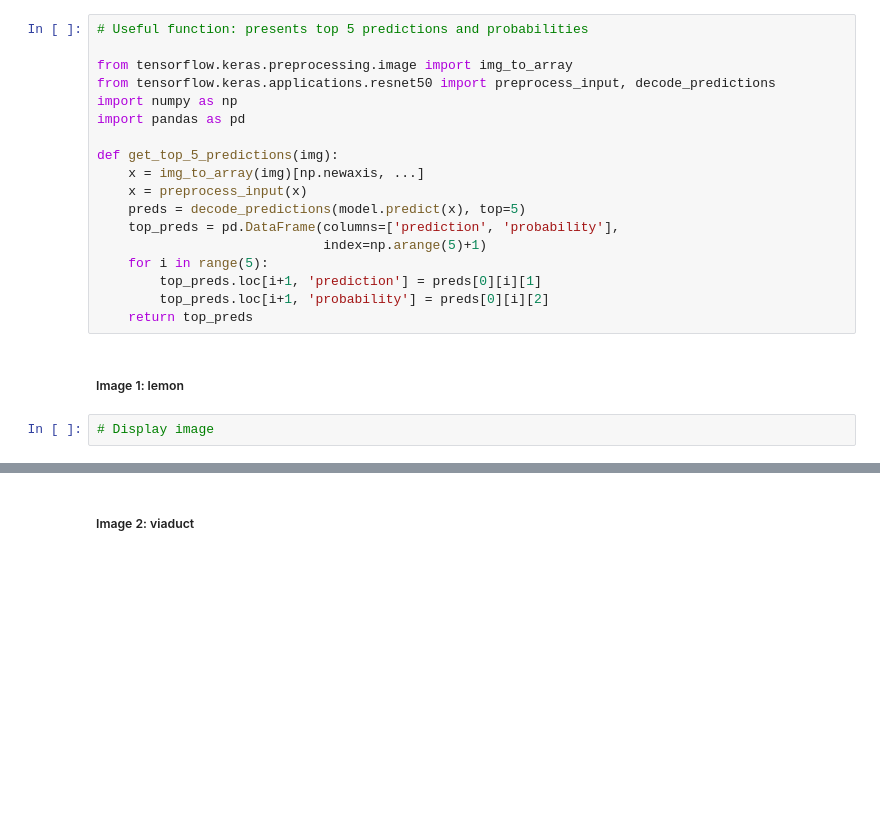
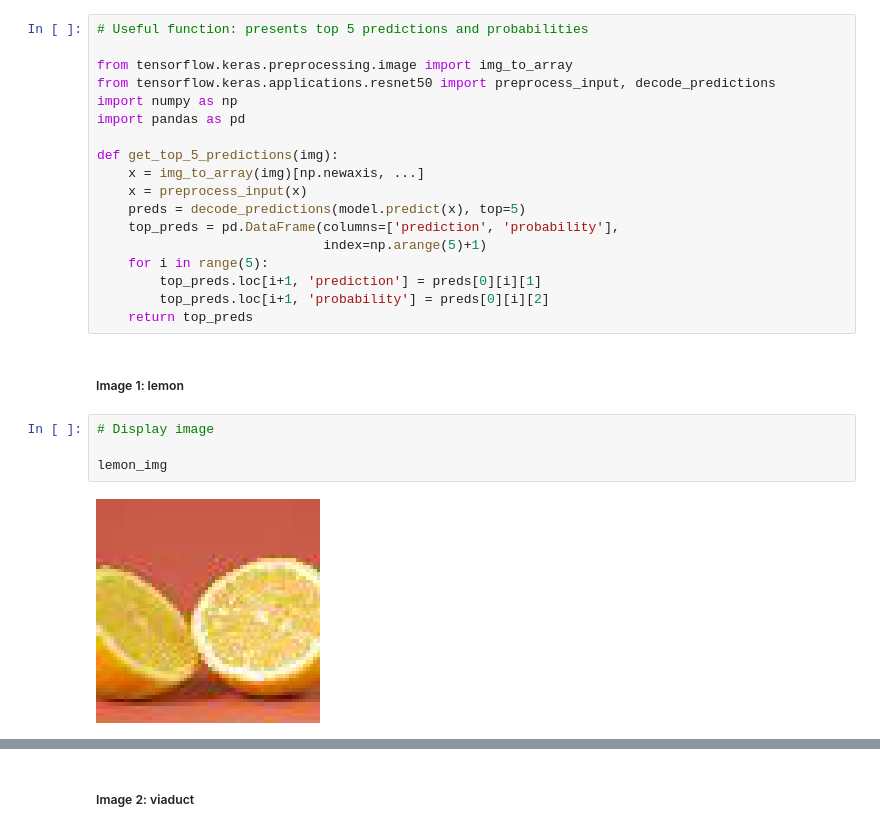
Before and after one commit to Kalokagat/TF2_for_DL, a Jupyter notebook: 1_4_Saving_and_loading_models.ipynb, the cells around one changed output, grey strips where cells are left out. Drawn from its saved outputs; the diff is of its cells as text; blank space fills up the shorter version.

```diff
--- a/1_4_Saving_and_loading_models.ipynb
+++ b/1_4_Saving_and_loading_models.ipynb
@@ -474,5 +497,9 @@ def get_top_5_predictions(img):
 ##### Image 1: lemon
 # %%
 # Display image
+
+lemon_img
+# %% [output]
+[figure, added]
 # %%
 # Display top 5 predictions
```
Also changed, not shown: parts of 7 cells of this notebook.
